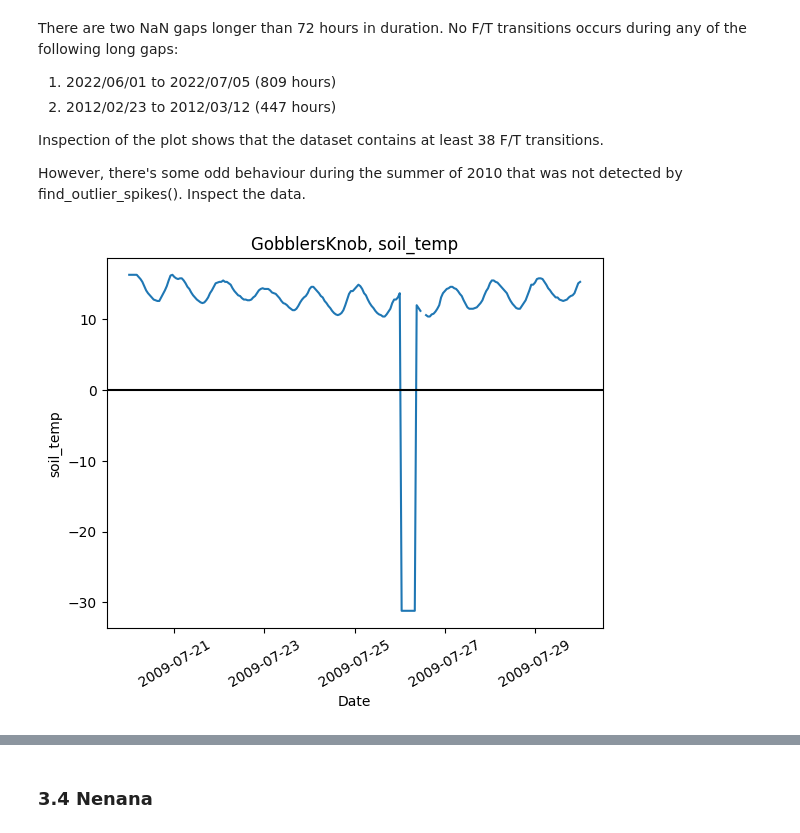
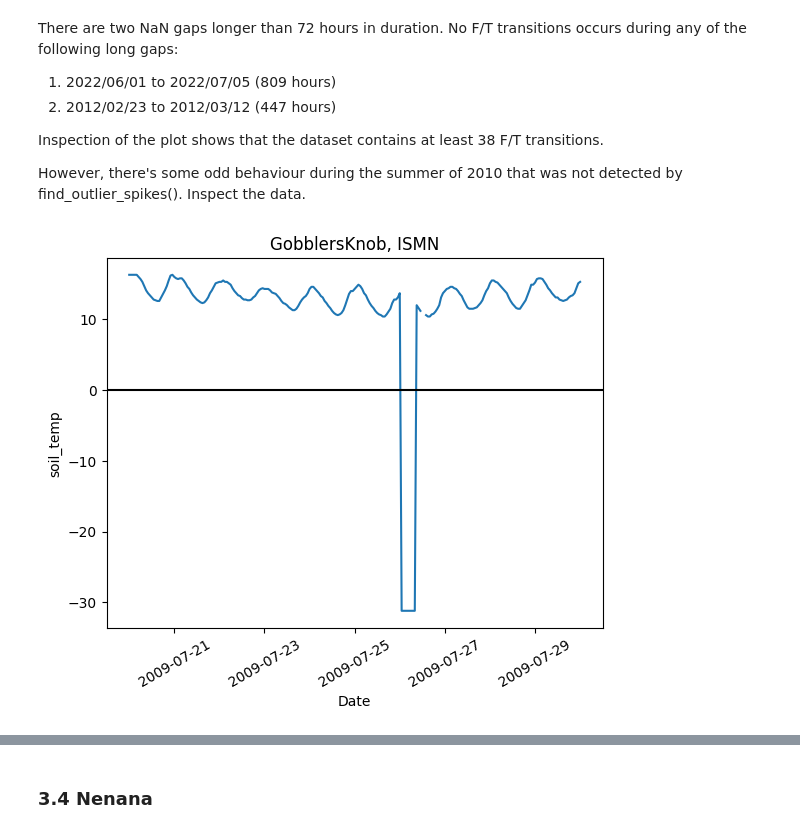
Before and after one commit to gerezk/freeze-thaw-soil-prediction, a Jupyter notebook: notebooks/ISMN_data_cleaning.ipynb, the cells around one changed output, grey strips where cells are left out. Saved outputs shown, nothing was run; the diff lists cells and outputs as text; code cells hidden in the pictures.

```diff
--- a/notebooks/ISMN_data_cleaning.ipynb
+++ b/notebooks/ISMN_data_cleaning.ipynb
@@ -41,6 +42,7 @@ max_depth = 0.10 # in m, exclusive
 short_variable = 'ts' # soil temperature
 long_variable = 'soil_temp'
 threshold = 10 # in C; for detecting outliers.
+system = 'ISMN'
 
 # path variables
 raw_data_path = Path('../data/raw/ISMN')
@@ -302,9 +304,9 @@ Inspection of the plot shows that the dataset contains at least 38 F/T transitio
 
 However, there's some odd behaviour during the summer of 2010 that was not detected by find_outlier_spikes(). Inspect the data.
 # %%
-utils.plot(gobblers_knob_df, long_variable, station=gobblers_knob_name, form='line', start=datetime.datetime(2009, 7, 20), end=datetime.datetime(2009, 7, 30))
+plot(gobblers_knob_df, long_variable, station=gobblers_knob_name, system=system, form='line', start=datetime.datetime(2009, 7, 20), end=datetime.datetime(2009, 7, 30))
 # %% [output]
-[figure, old version]
+[figure, new version]
 # %% [markdown]
 It's unrealistic for the soil temperature to suddenly drop 40 C in the middle of summer. Cross-checking with other temperature sensors at the
 station suggests that this drop is from a series of bad measurements. Convert data from 2009/07/26 01:00 to 2009/07/26 08:00 to NaN.
```
Also changed, not shown: parts of 22 cells of this notebook, 3 other files.
